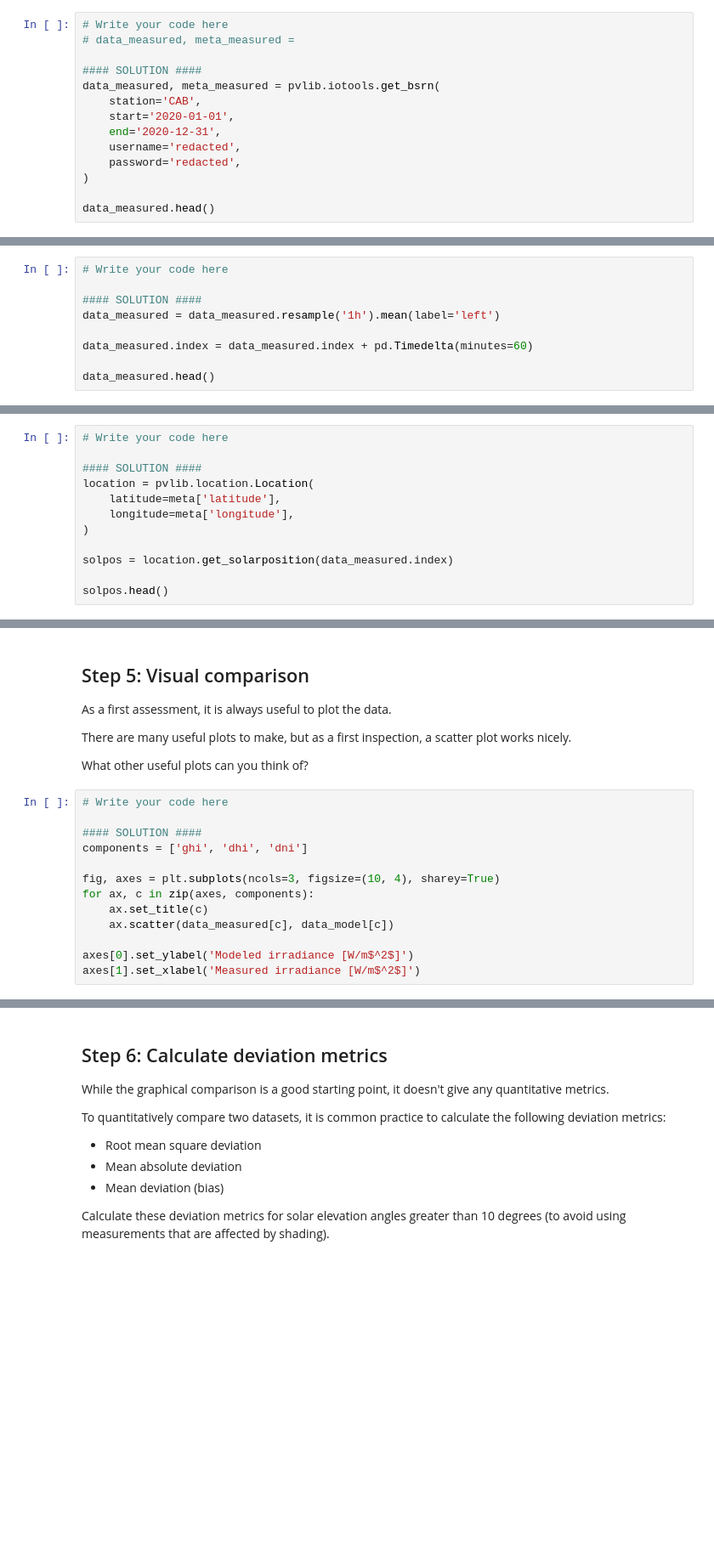
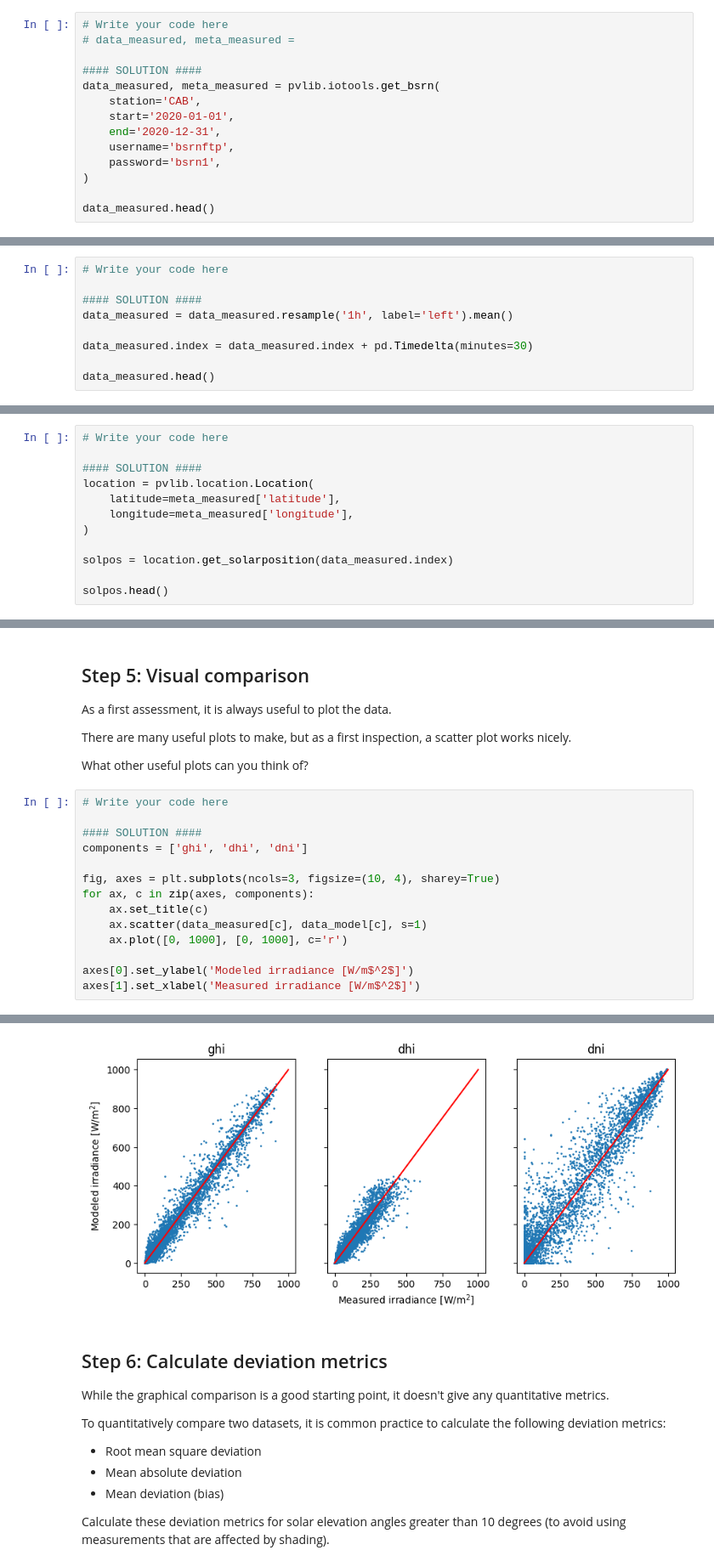
Before and after one commit to AdamRJensen/solar-resource-course, a Jupyter notebook: modeled_vs_measured_data.ipynb, the cells around one changed output, grey strips where cells are left out. Shown at 85% size. Drawn from its saved outputs; the diff is of its cells as text; blank space fills up the shorter version.

```diff
--- a/modeled_vs_measured_data.ipynb
+++ b/modeled_vs_measured_data.ipynb
@@ -27,8 +46,8 @@ data_measured, meta_measured = pvlib.iotools.get_bsrn(
     station='CAB',
     start='2020-01-01',
     end='2020-12-31',
-    username='redacted',
-    password='redacted',
+    username='bsrnftp',
+    password='bsrn1',
 )
 
 data_measured.head()
@@ -41,8 +67,8 @@ To do this, you can use the built-in function `data_measured.resample('1h').mean
 # Write your code here
 
 #### SOLUTION ####
-data_measured = data_measured.resample('1h').mean(label='left')
+data_measured = data_measured.resample('1h', label='left').mean()
 
-data_measured.index = data_measured.index + pd.Timedelta(minutes=60)
+data_measured.index = data_measured.index + pd.Timedelta(minutes=30)
 
 data_measured.head()
@@ -57,8 +90,8 @@ Look through the exercises on "Calculating solar position in Python" if you need
 
 #### SOLUTION ####
 location = pvlib.location.Location(
-    latitude=meta['latitude'],
-    longitude=meta['longitude'],
+    latitude=meta_measured['latitude'],
+    longitude=meta_measured['longitude'],
 )
 
 solpos = location.get_solarposition(data_measured.index)
@@ -103,7 +150,9 @@ components = ['ghi', 'dhi', 'dni']
 fig, axes = plt.subplots(ncols=3, figsize=(10, 4), sharey=True)
 for ax, c in zip(axes, components):
     ax.set_title(c)
-    ax.scatter(data_measured[c], data_model[c])
+    ax.scatter(data_measured[c], data_model[c], s=1)
+    ax.plot([0, 1000], [0, 1000], c='r')
 
 axes[0].set_ylabel('Modeled irradiance [W/m$^2$]')
 axes[1].set_xlabel('Measured irradiance [W/m$^2$]')
+# %% [output]
@@ -110,3 +160,4 @@ axes[1].set_xlabel('Measured irradiance [W/m$^2$]')
+[figure, added]
 # %% [markdown]
 ## Step 6: Calculate deviation metrics
 
```
Also changed, not shown: parts of 8 cells of this notebook.
